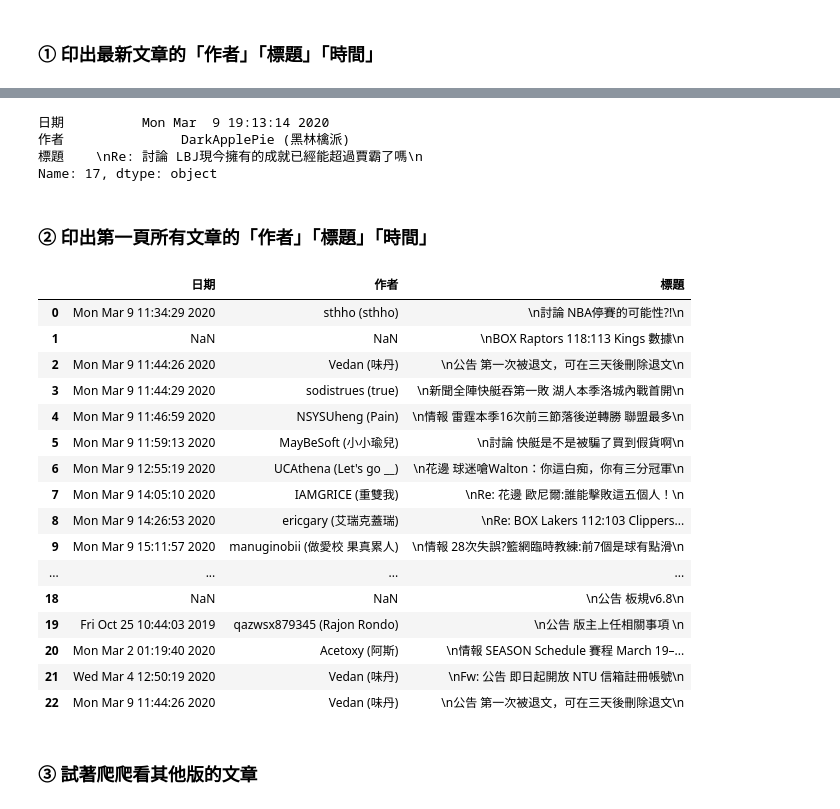
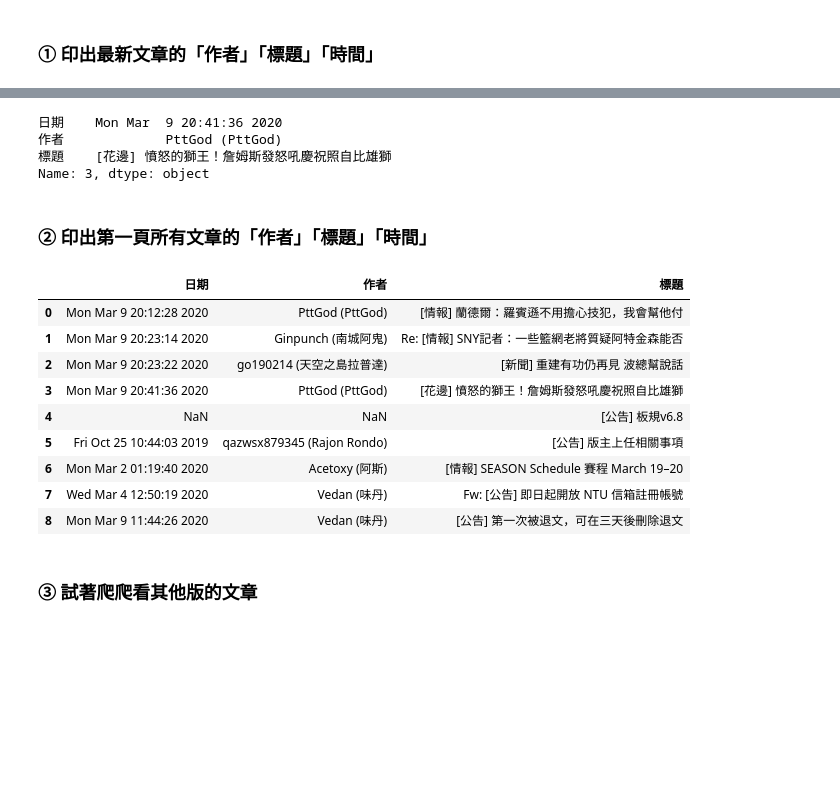
Before and after one commit to songsterr2013/2nd-PyCrawlerMarathon, a Jupyter notebook: homework/Day013_HW.ipynb, the cells around one changed output, grey strips where cells are left out. Drawn from its saved outputs; the diff is of its cells as text; code cells hidden in the pictures; blank space fills up the shorter version.

```diff
--- a/homework/Day013_HW.ipynb
+++ b/homework/Day013_HW.ipynb
@@ -61,7 +61,7 @@ for i in soup.find_all('div',class_='r-ent'):
     new_r=btfs(requests.get('https://www.ptt.cc/'+i.find('a')['href']).text,'lxml')
 
     #因為發現他會把\t\n這些空行換行指令弄進來，所以要弄個replace('unwanted','wanted')
-    title=i.find('div',class_='title').text.replace('[', '').replace(']', '')
+    title=i.find('div',class_='title').text.replace('\n', '').replace('\t', '')
 
 
     #下面這個就是從每個內文裡面去抓他的作者資訊，比原本的詳盡，不知道他是否有活動之類的，
@@ -109,11 +102,11 @@ data
 # %%
-#理應最底的是最新文章，但18-22為一些公告，所以經過個人篩選後，是以下這一篇
-data.iloc[17]
+#理應最底的是最新文章，但4-8為一些公告，所以經過個人篩選後，是以下這一篇
+data.iloc[3]
 # %% [output]
-日期          Mon Mar  9 19:13:14 2020
-作者               DarkApplePie (黑林檎派)
-標題    \nRe: 討論 LBJ現今擁有的成就已經能超過賈霸了嗎\n
-Name: 17, dtype: object
+日期    Mon Mar  9 20:41:36 2020
+作者             PttGod (PttGod)
+標題    [花邊] 憤怒的獅王！詹姆斯發怒吼慶祝照自比雄獅
+Name: 3, dtype: object
 # %% [markdown]
 ### ② 印出第一頁所有文章的「作者」「標題」「時間」
 # %%
@@ -136,51 +129,44 @@ for i in soup.find_all('div',class_='r-ent'):
     new_r=btfs(requests.get('https://www.ptt.cc/'+i.find('a')['href']).text,'lxml')
 
     #因為發現他會把\t\n這些空行換行指令弄進來，所以要弄個replace('unwanted','wanted')
-    title=i.find('div',class_='title').text.replace('[', '').replace(']', '')
+    title=i.find('div',class_='title').text.replace('\n', '').replace('\t', '')
 
 
     #下面這個就是從每個內文裡面去抓他的作者資訊，比原本的詳盡，不知道他是否有活動之類的，
     #他有些文章格式跟其他不一樣，避免整個迴圈出現錯誤，用try,except
     #其實這邊用new_r.find就好了，因為作者就是第1項，但考慮到公整，跟下面用一樣的方法
     detailed_author=new_r.find_all('span',class_='article-meta-value')
     try:
         author=detailed_author[0].text.replace('[', '').replace(']', '')
     except:
         author='NaN'
 
     #下面這個就是從每個內文裡面去抓他的日期，比原本的詳盡，不知道他是否有活動之類的，
     #他有些文章格式跟其他不一樣，避免整個迴圈出現錯誤，用try,except
     detailed_date=new_r.find_all('span',class_='article-meta-value')
     try:
         date=detailed_date[3].text.replace('[', '').replace(']', '')
     except:
         date='NaN'
 
     #最後就是新增到空list
     empty.append([date,author,title])
 
 
 columns=['日期','作者','標題']#改名
 data=pd.DataFrame(empty,columns=columns)#改名
 data
 # %% [output]
 |  | 日期 | 作者 | 標題 |
-| 0 | Mon Mar 9 11:34:29 2020 | sthho (sthho) | \n討論 NBA停賽的可能性?!\n |
-| 1 | NaN | NaN | \nBOX Raptors 118:113 Kings 數據\n |
-| 2 | Mon Mar 9 11:44:26 2020 | Vedan (味丹) | \n公告 第一次被退文，可在三天後刪除退文\n |
-| 3 | Mon Mar 9 11:44:29 2020 | sodistrues (true) | \n新聞全陣快艇吞第一敗 湖人本季洛城內戰首開\n |
-| 4 | Mon Mar 9 11:46:59 2020 | NSYSUheng (Pain) | \n情報 雷霆本季16次前三節落後逆轉勝 聯盟最多\n |
-| 5 | Mon Mar 9 11:59:13 2020 | MayBeSoft (小小瑜兒) | \n討論 快艇是不是被騙了買到假貨啊\n |
-| 6 | Mon Mar 9 12:55:19 2020 | UCAthena (Let's go __) | \n花邊 球迷嗆Walton：你這白痴，你有三分冠軍\n |
-| 7 | Mon Mar 9 14:05:10 2020 | IAMGRICE (重雙我) | \nRe: 花邊 歐尼爾:誰能擊敗這五個人！\n |
-| 8 | Mon Mar 9 14:26:53 2020 | ericgary (艾瑞克蓋瑞) | \nRe: BOX Lakers 112:103 Clippers... |
-| 9 | Mon Mar 9 15:11:57 2020 | manuginobii (做愛校 果真累人) | \n情報 28次失誤?籃網臨時教練:前7個是球有點滑\n |
-| ... | ... | ... | ... |
-| 18 | NaN | NaN | \n公告 板規v6.8\n |
-| 19 | Fri Oct 25 10:44:03 2019 | qazwsx879345 (Rajon Rondo) | \n公告 版主上任相關事項 \n |
-| 20 | Mon Mar 2 01:19:40 2020 | Acetoxy (阿斯) | \n情報 SEASON Schedule 賽程 March 19–... |
-| 21 | Wed Mar 4 12:50:19 2020 | Vedan (味丹) | \nFw: 公告 即日起開放 NTU 信箱註冊帳號\n |
-| 22 | Mon Mar 9 11:44:26 2020 | Vedan (味丹) | \n公告 第一次被退文，可在三天後刪除退文\n |
+| 0 | Mon Mar 9 20:12:28 2020 | PttGod (PttGod) | [情報] 蘭德爾：羅賓遜不用擔心技犯，我會幫他付 |
+| 1 | Mon Mar 9 20:23:14 2020 | Ginpunch (南城阿鬼) | Re: [情報] SNY記者：一些籃網老將質疑阿特金森能否 |
+| 2 | Mon Mar 9 20:23:22 2020 | go190214 (天空之島拉普達) | [新聞] 重建有功仍再見 波總幫說話 |
+| 3 | Mon Mar 9 20:41:36 2020 | PttGod (PttGod) | [花邊] 憤怒的獅王！詹姆斯發怒吼慶祝照自比雄獅 |
+| 4 | NaN | NaN | [公告] 板規v6.8 |
+| 5 | Fri Oct 25 10:44:03 2019 | qazwsx879345 (Rajon Rondo) | [公告] 版主上任相關事項 |
+| 6 | Mon Mar 2 01:19:40 2020 | Acetoxy (阿斯) | [情報] SEASON Schedule 賽程 March 19–20 |
+| 7 | Wed Mar 4 12:50:19 2020 | Vedan (味丹) | Fw: [公告] 即日起開放 NTU 信箱註冊帳號 |
+| 8 | Mon Mar 9 11:44:26 2020 | Vedan (味丹) | [公告] 第一次被退文，可在三天後刪除退文 |
 # %% [markdown]
 ### ③ 試著爬爬看其他版的文章
 # %% [markdown]
```
Also changed, not shown: parts of 3 cells of this notebook.
